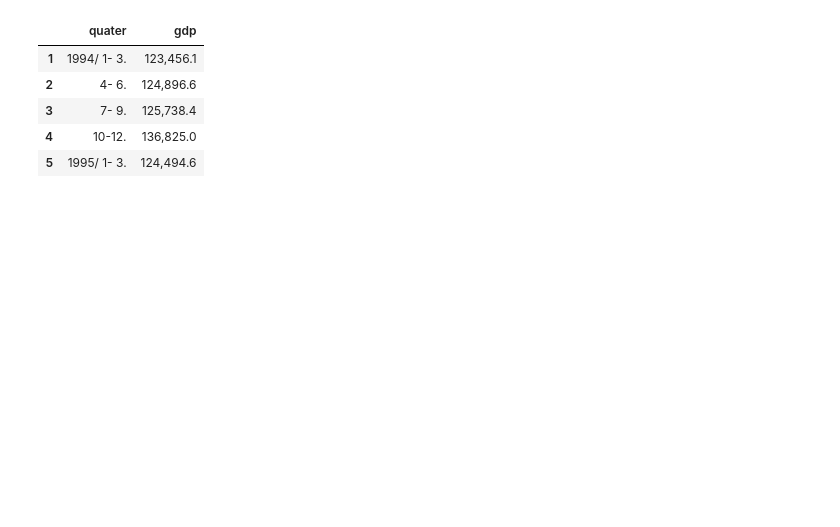
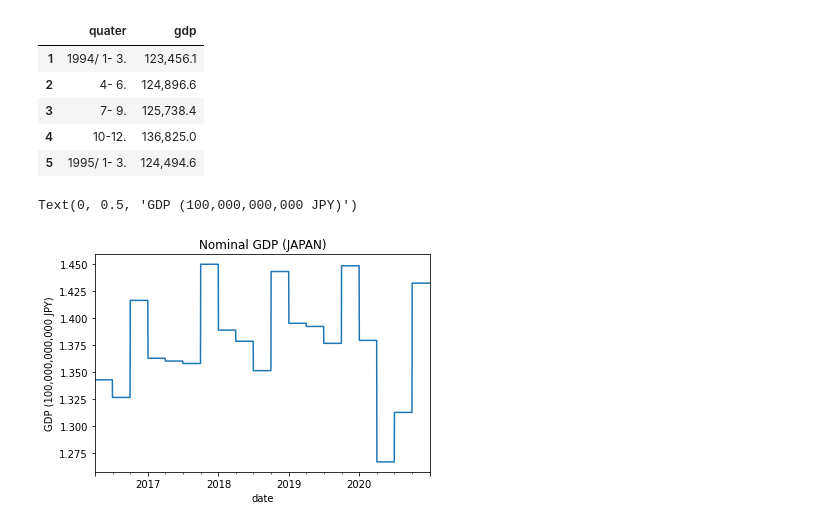
Before and after one commit to Rio114/practice, a Jupyter notebook: timeseries/elec/1_2.gdp_table.ipynb, the cells around one changed output. Cells and saved outputs as stored; diff of their text form; code cells hidden in the pictures; blank space fills up the shorter version.

```diff
--- a/timeseries/elec/1_2.gdp_table.ipynb
+++ b/timeseries/elec/1_2.gdp_table.ipynb
@@ -35,6 +39,13 @@ df = df.reset_index(drop=False)
 df_daily = pd.DataFrame(index=pd.date_range('2016-04-01', '2020-12-31', name='date')).reset_index(drop=False)
 df_daily = pd.merge(df_daily, df[['date', 'gdp']], on='date', how='left').ffill()
 df_daily.to_csv(INPUT_DIR + 'daily_gdp.csv', index=True)
+# %%
+plt.title('Nominal GDP (JAPAN)')
+df_daily.set_index('date')['gdp'].plot()
+plt.ylabel('GDP (100,000,000,000 JPY)')
+# %% [output]
+Text(0, 0.5, 'GDP (100,000,000,000 JPY)')
+[figure, added]
 # %%
 df_weekly = df_daily[df_daily['date'].dt.dayofweek == 0]
 df_weekly.to_csv(INPUT_DIR + 'weekly_gdp.csv', index=True)
```
Also changed, not shown: parts of 6 cells of this notebook, 12 other files.
